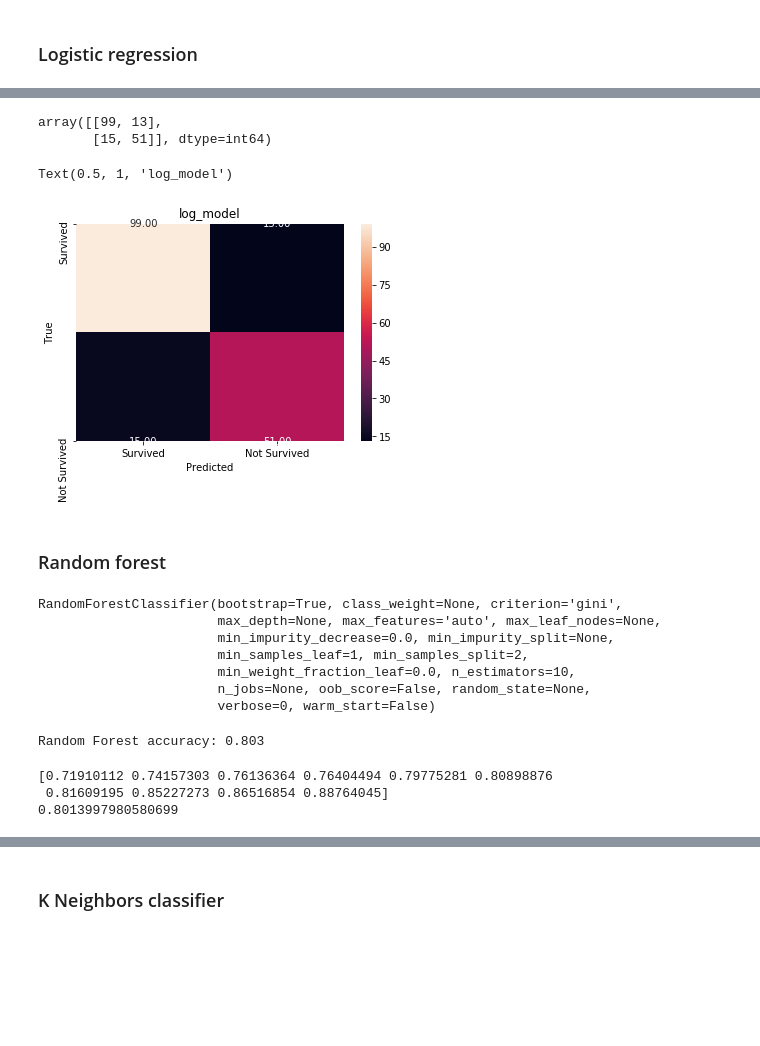
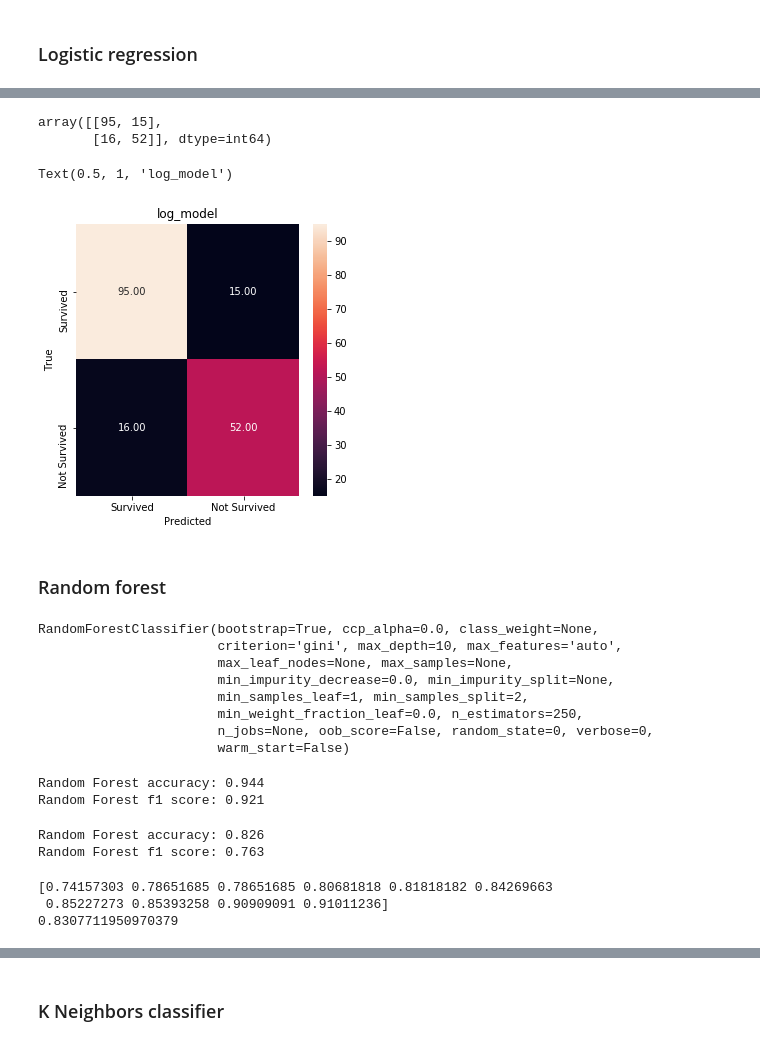
Before and after one commit to ksp2000/titanic_death_prediction, a Jupyter notebook: titanic.ipynb, the cells around one changed output, grey strips where cells are left out. Cells and saved outputs as stored; diff of their text form; code cells hidden in the pictures; blank space fills up the shorter version.

```diff
--- a/titanic.ipynb
+++ b/titanic.ipynb
@@ -335,7 +347,7 @@ array([[ 0.73543835, -0.58398958,  0.42917961, ...,  0.        ,
 # %%
 # Test Train split
 from sklearn.model_selection import train_test_split
-X_train,X_test,y_train,y_test=train_test_split(X,y,test_size=0.2,random_state=0)
+X_train,X_test,y_train,y_test=train_test_split(X,y,test_size=0.2,random_state=0,stratify=y)
 # %% [markdown]
 ## Preparing Test dataset
 # %%
@@ -448,6 +460,6 @@ test = sc_X.fit_transform(test)
 ### Logistic regression
 # %%
 from sklearn.linear_model import LogisticRegression
-logreg = LogisticRegression()
+logreg = LogisticRegression(C=100,max_iter=1000,random_state=0)
 logreg.fit(X_train, y_train)
 # %% [output]
@@ -482,45 +525,65 @@ from sklearn.metrics import confusion_matrix
 cm_lr = confusion_matrix(y_test, prediction_log)
 cm_lr
 # %% [output]
-array([[99, 13],
-       [15, 51]], dtype=int64)
+array([[95, 15],
+       [16, 52]], dtype=int64)
 # %%
-sns.heatmap(cm_lr, annot=True, fmt='.2f',xticklabels = ["Survived", "Not Survived"] , yticklabels = ["Survived", "Not Survived"] )
+fig,ax = plt.subplots(figsize=(5,5))
+sns.heatmap(cm_lr, annot=True, fmt='.2f',xticklabels = ["Survived", "Not Survived"] , yticklabels = ["Survived", "Not Survived"],ax=ax )
 plt.ylabel('True')
 plt.xlabel('Predicted')
 plt.title('log_model')
 # %% [output]
 Text(0.5, 1, 'log_model')
-[figure, old version]
+[figure, new version]
 # %% [markdown]
 ### Random forest
 # %%
 from sklearn.ensemble import RandomForestClassifier
-rfm = RandomForestClassifier()
+rfm = RandomForestClassifier(n_estimators=250,max_depth=10,random_state=0)
 rfm.fit(X_train, y_train)
 # %% [output]
-RandomForestClassifier(bootstrap=True, class_weight=None, criterion='gini',
-                       max_depth=None, max_features='auto', max_leaf_nodes=None,
+RandomForestClassifier(bootstrap=True, ccp_alpha=0.0, class_weight=None,
+                       criterion='gini', max_depth=10, max_features='auto',
+                       max_leaf_nodes=None, max_samples=None,
                        min_impurity_decrease=0.0, min_impurity_split=None,
                        min_samples_leaf=1, min_samples_split=2,
-                       min_weight_fraction_leaf=0.0, n_estimators=10,
-                       n_jobs=None, oob_score=False, random_state=None,
-                       verbose=0, warm_start=False)
+                       min_weight_fraction_leaf=0.0, n_estimators=250,
+                       n_jobs=None, oob_score=False, random_state=0, verbose=0,
+                       warm_start=False)
-# %%
-print('Random Forest accuracy: {:.3f}'.format(accuracy_score(y_test, rfm.predict(X_test))))
-# %% [output]
-Random Forest accuracy: 0.803
+# %%
+accuracy_rfm=accuracy_score(y_train, rfm.predict(X_train))
+
+f1_score_rfm=f1_score(y_train, rfm.predict(X_train))
+
+print('Random Forest accuracy: {:.3f}'.format(accuracy_rfm))
+print('Random Forest f1 score: {:.3f}'.format(f1_score_rfm))
+# %% [output]
+Random Forest accuracy: 0.944
+Random Forest f1 score: 0.921
+# %%
+accuracy_rfm=accuracy_score(y_test, rfm.predict(X_test))
+acc.update({'RandomForest': accuracy_rfm})
+
+f1_score_rfm=f1_score(y_test, rfm.predict(X_test))
+f1.update({'RandomForest': f1_score_rfm})
+
+print('Random Forest accuracy: {:.3f}'.format(accuracy_rfm))
+print('Random Forest f1 score: {:.3f}'.format(f1_score_rfm))
+# %% [output]
+Random Forest accuracy: 0.826
+Random Forest f1 score: 0.763
 # %%
 scores=cross_val_score(rfm,X,y,cv=10)
 scores.sort()
-accuracy_rfm=scores.mean()
-acc.update({'RandomForest': accuracy_rfm})
+accuracy_rfm_cv=scores.mean()
+acc_cv.update({'RandomForest': accuracy_rfm_cv})
 
 print(scores)
-print(accuracy_rfm)
+print(accuracy_rfm_cv)
 # %% [output]
-[0.71910112 0.74157303 0.76136364 0.76404494 0.79775281 0.80898876
- 0.81609195 0.85227273 0.86516854 0.88764045]
-0.8013997980580699
+[0.74157303 0.78651685 0.78651685 0.80681818 0.81818182 0.84269663
+ 0.85227273 0.85393258 0.90909091 0.91011236]
+0.8307711950970379
 # %%
 prediction_rfm= rfm.predict(X_test)
```
Also changed, not shown: parts of 62 cells of this notebook, 2 other files.
